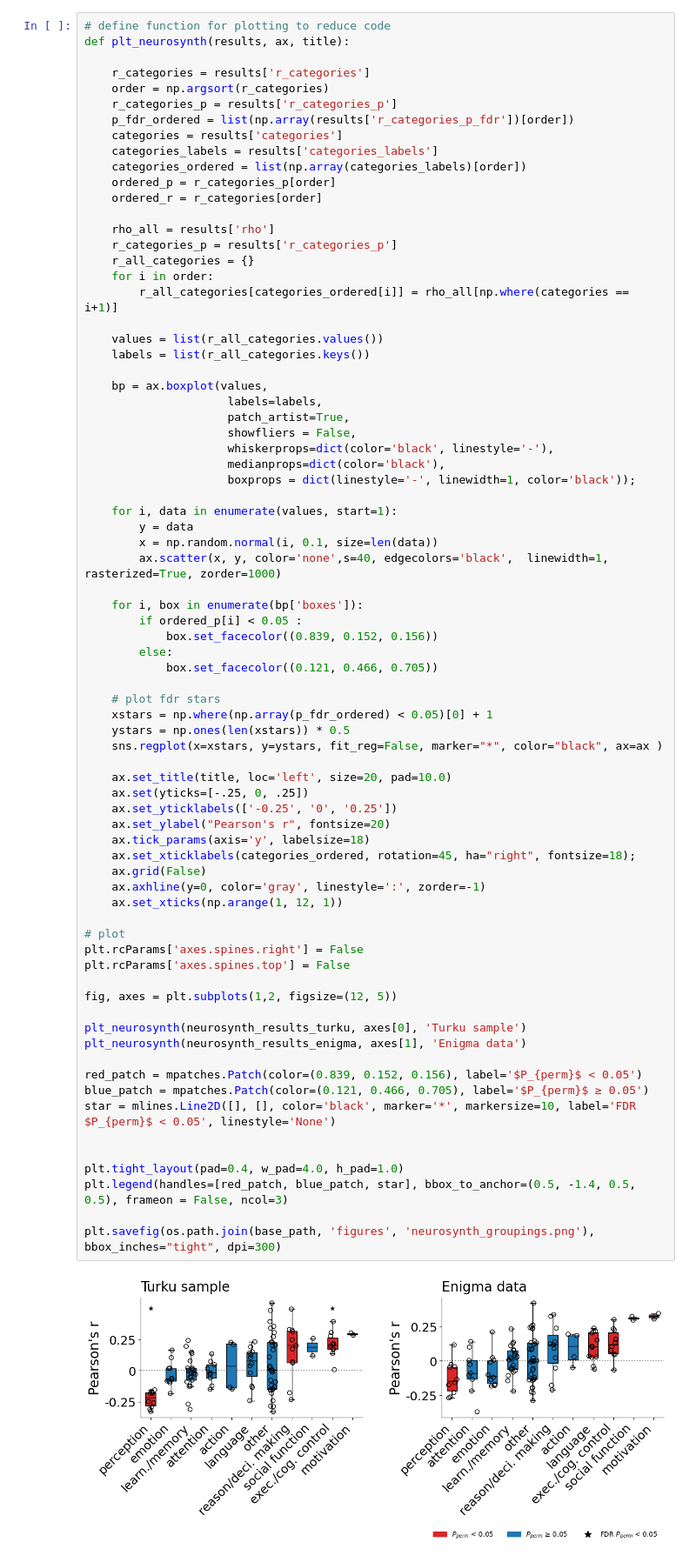
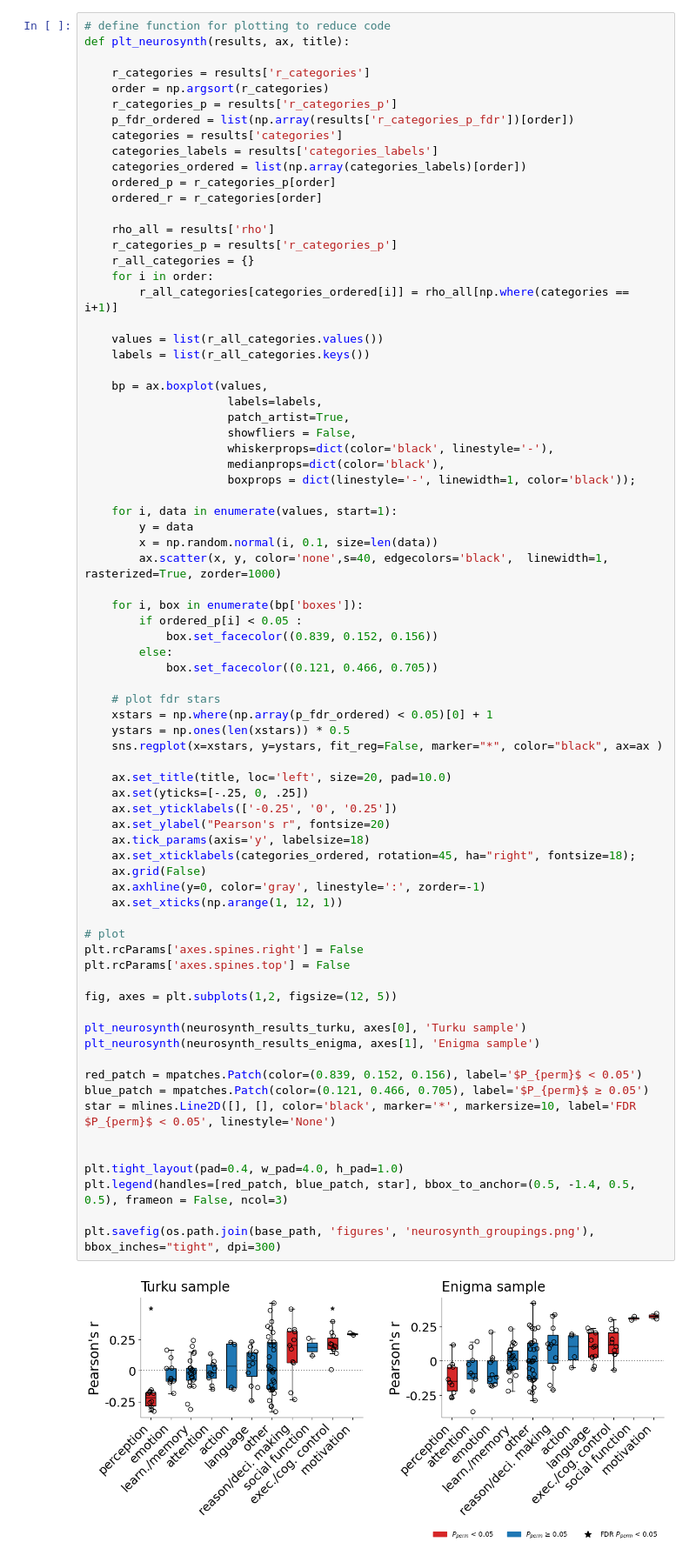
Before and after one commit to ltuominen/AP_brainorganization, a Jupyter notebook: code/Plot_neurosynth.ipynb, the cells around one changed output. Shown at 87% size. Saved outputs shown, nothing was run; the diff lists cells and outputs as text.

```diff
--- a/code/Plot_neurosynth.ipynb
+++ b/code/Plot_neurosynth.ipynb
@@ -76,35 +76,35 @@ def plt_neurosynth(results, ax, title):
     sns.regplot(x=xstars, y=ystars, fit_reg=False, marker="*", color="black", ax=ax )
 
     ax.set_title(title, loc='left', size=20, pad=10.0)
     ax.set(yticks=[-.25, 0, .25])
     ax.set_yticklabels(['-0.25', '0', '0.25'])
     ax.set_ylabel("Pearson's r", fontsize=20)
     ax.tick_params(axis='y', labelsize=18)
     ax.set_xticklabels(categories_ordered, rotation=45, ha="right", fontsize=18);
     ax.grid(False)
     ax.axhline(y=0, color='gray', linestyle=':', zorder=-1)
     ax.set_xticks(np.arange(1, 12, 1))
 
 # plot
 plt.rcParams['axes.spines.right'] = False
 plt.rcParams['axes.spines.top'] = False
 
 fig, axes = plt.subplots(1,2, figsize=(12, 5))
 
 plt_neurosynth(neurosynth_results_turku, axes[0], 'Turku sample')
-plt_neurosynth(neurosynth_results_enigma, axes[1], 'Enigma data')
+plt_neurosynth(neurosynth_results_enigma, axes[1], 'Enigma sample')
 
 red_patch = mpatches.Patch(color=(0.839, 0.152, 0.156), label='$P_{perm}$ < 0.05')
 blue_patch = mpatches.Patch(color=(0.121, 0.466, 0.705), label='$P_{perm}$ ≥ 0.05')
 star = mlines.Line2D([], [], color='black', marker='*', markersize=10, label='FDR $P_{perm}$ < 0.05', linestyle='None')
 
 
 plt.tight_layout(pad=0.4, w_pad=4.0, h_pad=1.0)
 plt.legend(handles=[red_patch, blue_patch, star], bbox_to_anchor=(0.5, -1.4, 0.5, 0.5), frameon = False, ncol=3)
 
 plt.savefig(os.path.join(base_path, 'figures', 'neurosynth_groupings.png'), bbox_inches="tight", dpi=300)
 # %% [output]
-[figure, old version]
+[figure, new version]
 # %%
 def plot_topbottom(corrs, fig, ax, title):
 
```
Also changed, not shown: parts of 1 cell of this notebook, 15 other files.
